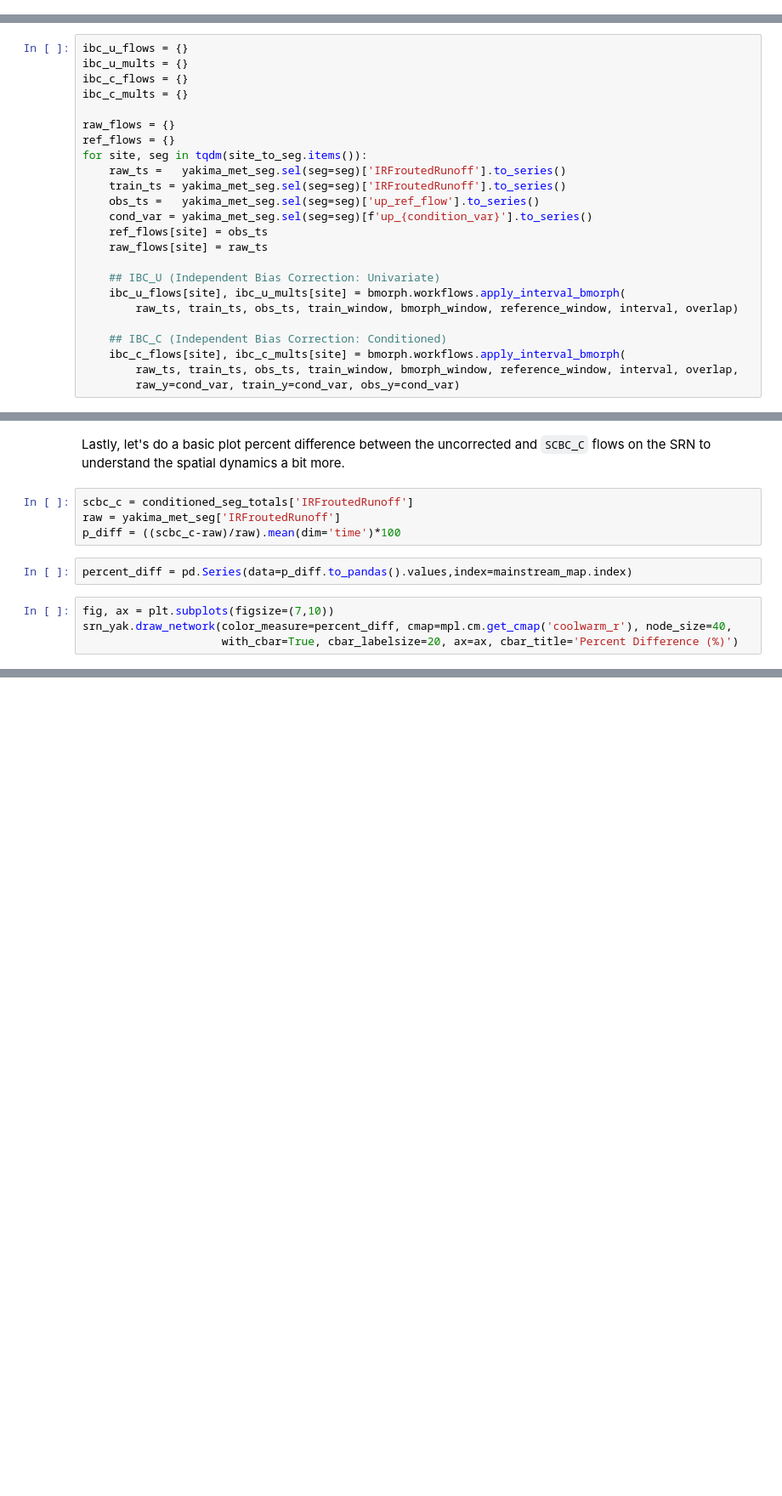
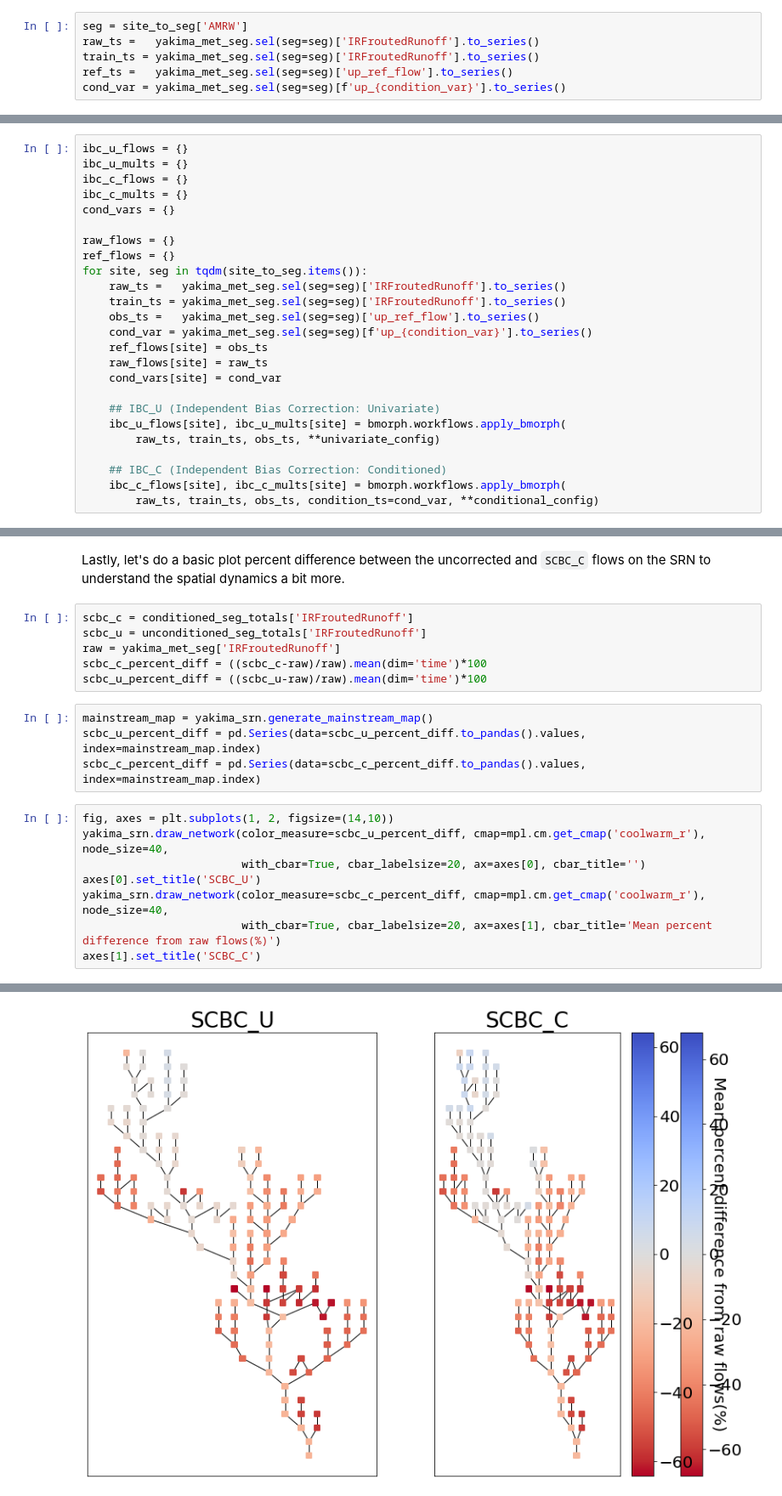
Before and after one commit to UW-Hydro/bmorph, a Jupyter notebook: tutorial/bmorph_tutorial.ipynb, the cells around one changed output, grey strips where cells are left out. Shown at 85% size. Saved outputs shown, nothing was run; the diff lists cells and outputs as text; blank space fills up the shorter version.

```diff
--- a/tutorial/bmorph_tutorial.ipynb
+++ b/tutorial/bmorph_tutorial.ipynb
@@ -273,6 +324,12 @@ Here we run through each of the gauge sites and correct them
 individually. Since independent bias correction can only be performed
 at locations with reference data, corrections are only performed at
 the gauge sites here.
+# %%
+seg = site_to_seg['AMRW']
+raw_ts =   yakima_met_seg.sel(seg=seg)['IRFroutedRunoff'].to_series()
+train_ts = yakima_met_seg.sel(seg=seg)['IRFroutedRunoff'].to_series()
+ref_ts =   yakima_met_seg.sel(seg=seg)['up_ref_flow'].to_series()
+cond_var = yakima_met_seg.sel(seg=seg)[f'up_{condition_var}'].to_series()
 # %% [markdown]
 ## Independent bias correction
 # %%
@@ -280,6 +337,7 @@ ibc_u_flows = {}
 ibc_u_mults = {}
 ibc_c_flows = {}
 ibc_c_mults = {}
+cond_vars = {}
 
 raw_flows = {}
 ref_flows = {}
@@ -290,13 +348,13 @@ for site, seg in tqdm(site_to_seg.items()):
     cond_var = yakima_met_seg.sel(seg=seg)[f'up_{condition_var}'].to_series()
     ref_flows[site] = obs_ts
     raw_flows[site] = raw_ts
+    cond_vars[site] = cond_var
 
     ## IBC_U (Independent Bias Correction: Univariate)
-    ibc_u_flows[site], ibc_u_mults[site] = bmorph.workflows.apply_interval_bmorph(
-        raw_ts, train_ts, obs_ts, train_window, bmorph_window, reference_window, interval, overlap)
+    ibc_u_flows[site], ibc_u_mults[site] = bmorph.workflows.apply_bmorph(
+        raw_ts, train_ts, obs_ts, **univariate_config)
 
     ## IBC_C (Independent Bias Correction: Conditioned)
-    ibc_c_flows[site], ibc_c_mults[site] = bmorph.workflows.apply_interval_bmorph(
-        raw_ts, train_ts, obs_ts, train_window, bmorph_window, reference_window, interval, overlap,
-        raw_y=cond_var, train_y=cond_var, obs_y=cond_var)
+    ibc_c_flows[site], ibc_c_mults[site] = bmorph.workflows.apply_bmorph(
+        raw_ts, train_ts, obs_ts, condition_ts=cond_var, **conditional_config)
 # %% [markdown]
@@ -444,11 +520,20 @@ Being able to view KL Divergence for different scenarios side-by-side helps to p
 Lastly, let's do a basic plot percent difference between the uncorrected and `SCBC_C` flows on the SRN to understand the spatial dynamics a bit more.
 # %%
 scbc_c = conditioned_seg_totals['IRFroutedRunoff']
+scbc_u = unconditioned_seg_totals['IRFroutedRunoff']
 raw = yakima_met_seg['IRFroutedRunoff']
-p_diff = ((scbc_c-raw)/raw).mean(dim='time')*100
+scbc_c_percent_diff = ((scbc_c-raw)/raw).mean(dim='time')*100
+scbc_u_percent_diff = ((scbc_u-raw)/raw).mean(dim='time')*100
 # %%
-percent_diff = pd.Series(data=p_diff.to_pandas().values,index=mainstream_map.index)
+mainstream_map = yakima_srn.generate_mainstream_map()
+scbc_u_percent_diff = pd.Series(data=scbc_u_percent_diff.to_pandas().values, index=mainstream_map.index)
+scbc_c_percent_diff = pd.Series(data=scbc_c_percent_diff.to_pandas().values, index=mainstream_map.index)
 # %%
-fig, ax = plt.subplots(figsize=(7,10))
-srn_yak.draw_network(color_measure=percent_diff, cmap=mpl.cm.get_cmap('coolwarm_r'), node_size=40,
-                     with_cbar=True, cbar_labelsize=20, ax=ax, cbar_title='Percent Difference (%)')
+fig, axes = plt.subplots(1, 2, figsize=(14,10))
+yakima_srn.draw_network(color_measure=scbc_u_percent_diff, cmap=mpl.cm.get_cmap('coolwarm_r'), node_size=40,
+                        with_cbar=True, cbar_labelsize=20, ax=axes[0], cbar_title='')
+axes[0].set_title('SCBC_U')
+yakima_srn.draw_network(color_measure=scbc_c_percent_diff, cmap=mpl.cm.get_cmap('coolwarm_r'), node_size=40,
+                        with_cbar=True, cbar_labelsize=20, ax=axes[1], cbar_title='Mean percent difference from raw flows(%)')
+axes[1].set_title('SCBC_C')
+# %% [output]
@@ -454,0 +541 @@ srn_yak.draw_network(color_measure=percent_diff, cmap=mpl.cm.get_cmap('coolwarm_
+[figure, added]
```
Also changed, not shown: parts of 45 cells of this notebook.
